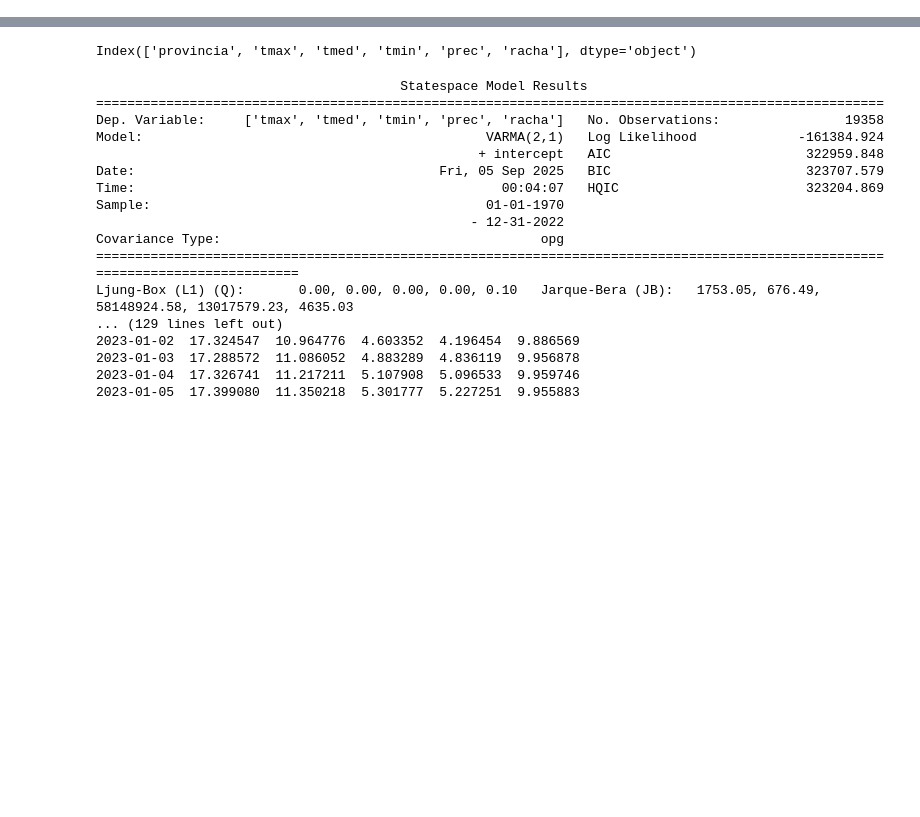
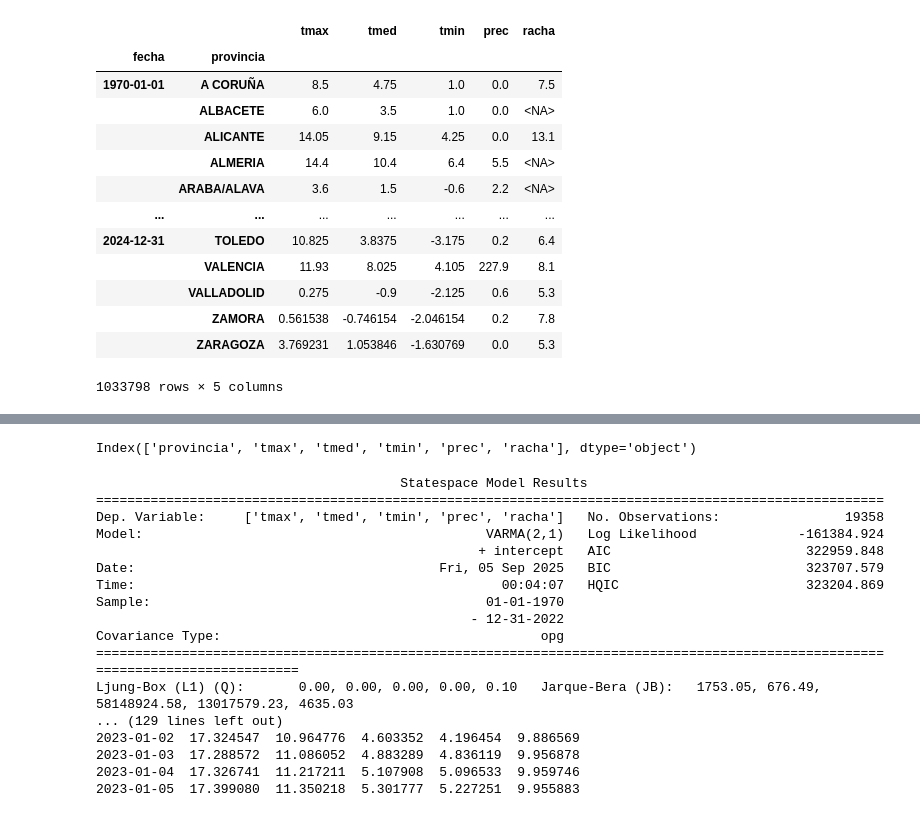
Before and after one commit to vperezlopez/TFM_AEMET_Fenomenos_Extremos, a Jupyter notebook: TFM_Prediccion.ipynb, the cells around one changed output, grey strips where cells are left out. Cells and saved outputs as stored; diff of their text form; code cells hidden in the pictures; blank space fills up the shorter version.

```diff
--- a/TFM_Prediccion.ipynb
+++ b/TFM_Prediccion.ipynb
@@ -68,3 +77,20 @@ df_prov = (
       })
       .reset_index()
 )
+# %%
+df_prov
+# %% [output]
+|  |  | tmax | tmed | tmin | prec | racha |
+| fecha | provincia |  |  |  |  |  |
+| 1970-01-01 | A CORUÑA | 8.5 | 4.75 | 1.0 | 0.0 | 7.5 |
+|  | ALBACETE | 6.0 | 3.5 | 1.0 | 0.0 | <NA> |
+|  | ALICANTE | 14.05 | 9.15 | 4.25 | 0.0 | 13.1 |
+|  | ALMERIA | 14.4 | 10.4 | 6.4 | 5.5 | <NA> |
+|  | ARABA/ALAVA | 3.6 | 1.5 | -0.6 | 2.2 | <NA> |
+| ... | ... | ... | ... | ... | ... | ... |
+| 2024-12-31 | TOLEDO | 10.825 | 3.8375 | -3.175 | 0.2 | 6.4 |
+|  | VALENCIA | 11.93 | 8.025 | 4.105 | 227.9 | 8.1 |
+|  | VALLADOLID | 0.275 | -0.9 | -2.125 | 0.6 | 5.3 |
+|  | ZAMORA | 0.561538 | -0.746154 | -2.046154 | 0.2 | 7.8 |
+|  | ZARAGOZA | 3.769231 | 1.053846 | -1.630769 | 0.0 | 5.3 |
+1033798 rows × 5 columns
```
Also changed, not shown: parts of 12 cells of this notebook, 3 other files.
